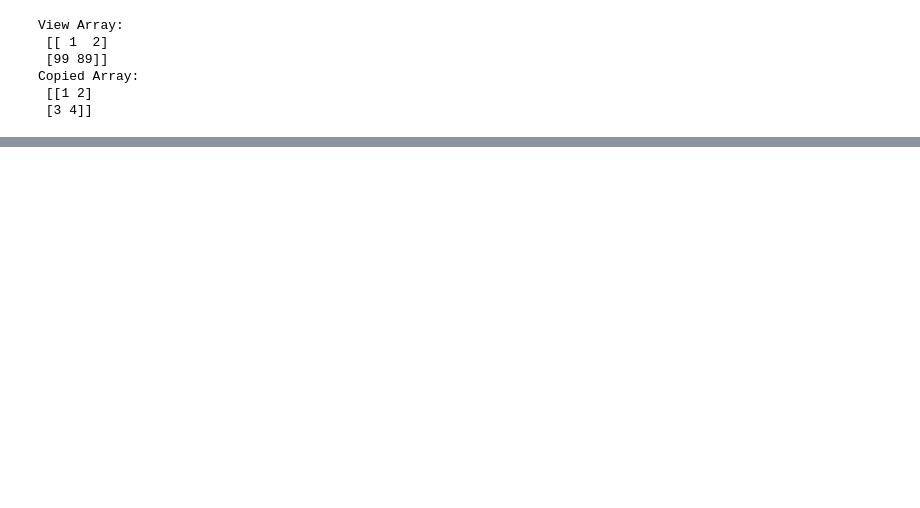
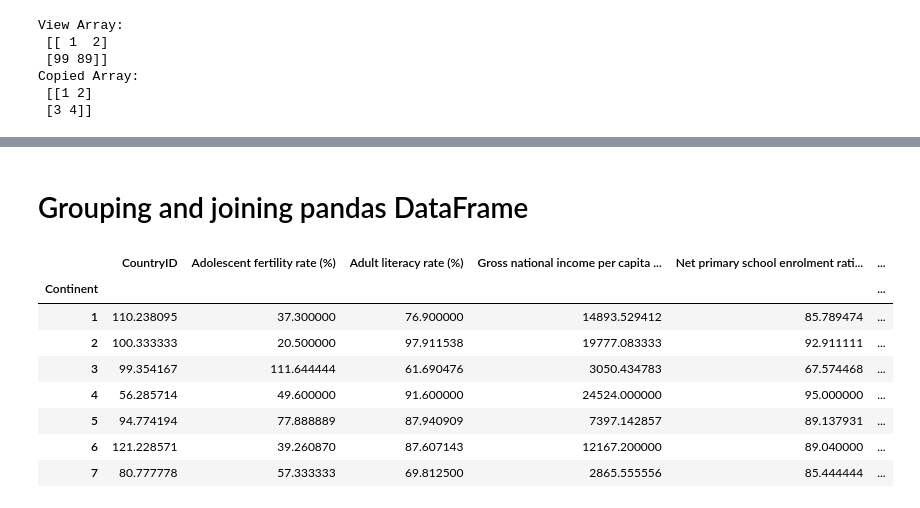
Before and after one commit to PiotrWaluszek/DataAnalysisRevision, a Jupyter notebook: DataAnalysiswithPython.ipynb, the cells around one changed output, grey strips where cells are left out. Saved outputs shown, nothing was run; the diff lists cells and outputs as text; code cells hidden in the pictures; blank space fills up the shorter version.

```diff
--- a/DataAnalysiswithPython.ipynb
+++ b/DataAnalysiswithPython.ipynb
@@ -547,0 +977,15 @@ Copied Array:
+# %% [markdown]
+# Grouping and joining pandas DataFrame
+# %%
+# Group By DataFrame on the basis of Continent column
+df.groupby('Continent').mean(numeric_only=True)
+# %% [output]
+|  | CountryID | Adolescent fertility rate (%) | Adult literacy rate (%) | Gross national income per capita ... | Net primary school enrolment rati... | ... |
+| Continent |  |  |  |  |  | ... |
+| 1 | 110.238095 | 37.300000 | 76.900000 | 14893.529412 | 85.789474 | ... |
+| 2 | 100.333333 | 20.500000 | 97.911538 | 19777.083333 | 92.911111 | ... |
+| 3 | 99.354167 | 111.644444 | 61.690476 | 3050.434783 | 67.574468 | ... |
+| 4 | 56.285714 | 49.600000 | 91.600000 | 24524.000000 | 95.000000 | ... |
+| 5 | 94.774194 | 77.888889 | 87.940909 | 7397.142857 | 89.137931 | ... |
+| 6 | 121.228571 | 39.260870 | 87.607143 | 12167.200000 | 89.040000 | ... |
+| 7 | 80.777778 | 57.333333 | 69.812500 | 2865.555556 | 85.444444 | ... |
```
Also changed, not shown: parts of 86 cells of this notebook.
